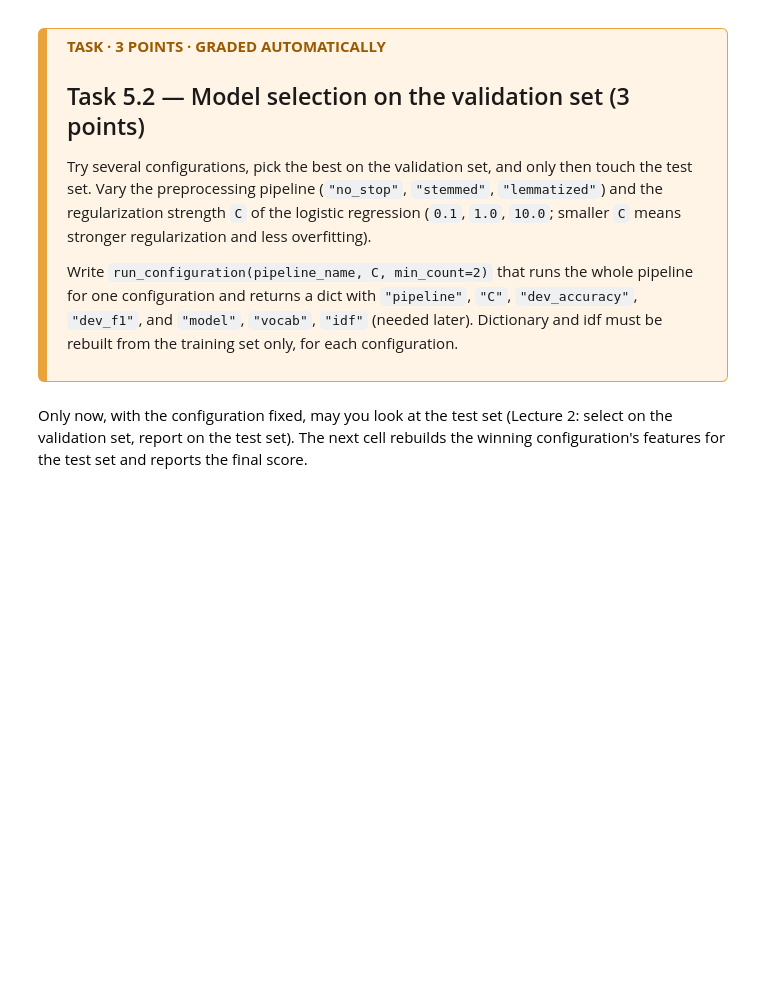
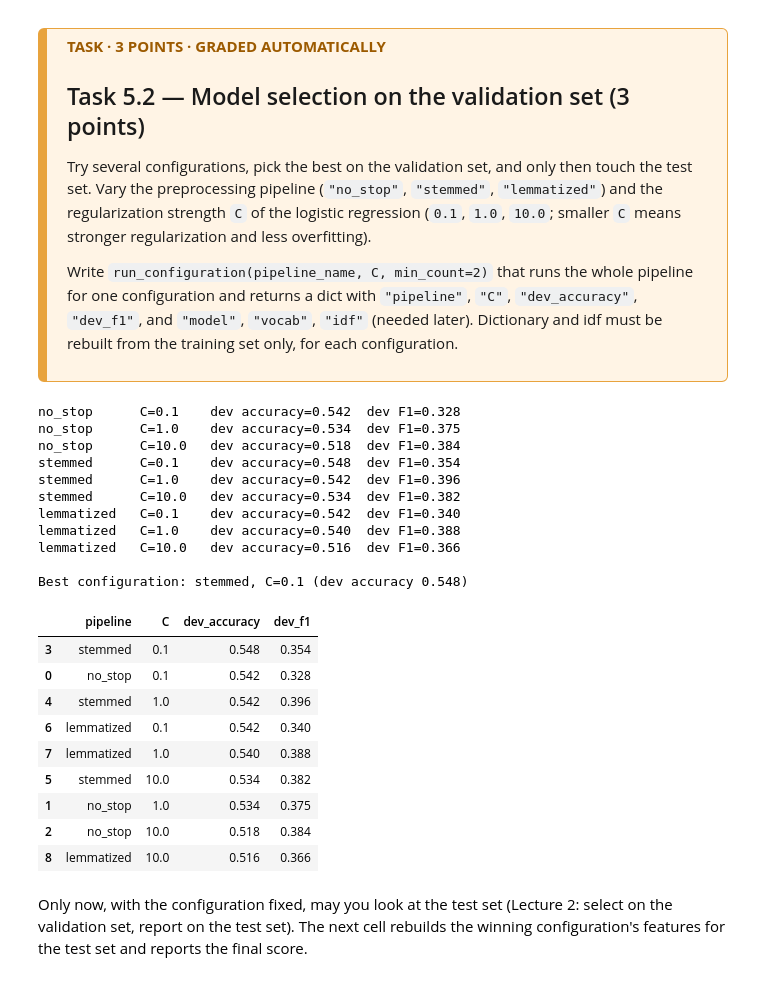
Before and after one commit to j-arzmueller/Natural-Language-Processing_Project, a Jupyter notebook: assignment_01_ws2627/assignment_01/assignment_01.ipynb, the cells around one changed output. Drawn from its saved outputs; the diff is of its cells as text; code cells hidden in the pictures; blank space fills up the shorter version.

```diff
--- a/assignment_01_ws2627/assignment_01/assignment_01.ipynb
+++ b/assignment_01_ws2627/assignment_01/assignment_01.ipynb
@@ -1495,23 +1844,81 @@ Write `run_configuration(pipeline_name, C, min_count=2)` that runs the whole pip
 # %%
 def run_configuration(pipeline_name, C, min_count=2):
     """Train and evaluate one full configuration; return its dev scores and the fitted parts."""
     ### YOUR CODE HERE
-    raise NotImplementedError()
+    settings = {
+        "no_stop":    dict(remove_stops=True, mode="none"),
+        "stemmed":    dict(remove_stops=True, mode="stem"),
+        "lemmatized": dict(remove_stops=True, mode="lemma"),
+    }
+    if pipeline_name not in settings:
+        raise ValueError(f"Unknown pipeline {pipeline_name!r}. Choose one of: {list(settings)}")
+    kw = settings[pipeline_name]
+
+    # Preprocessing
+    train_docs = [preprocess(t, **kw) for t in df_train["text"]]
+    dev_docs = [preprocess(t, **kw) for t in df_dev["text"]]
+
+    # Dictionary and idf: training set only
+    vocab = build_dictionary(train_docs, min_count=min_count)
+    idf_values = idf(train_docs)
+
+    # Matrices (tf-idf)
+    X_train = build_matrix(train_docs, vocab, idf_values)
+    X_dev = build_matrix(dev_docs, vocab, idf_values)
+    y_train = df_train["label"].to_numpy()
+    y_dev = df_dev["label"].to_numpy()
+
+    # Model
+    model = LogisticRegression(C=C, max_iter=1000, random_state=SEED)
+    model.fit(X_train, y_train)
+
+    scores = evaluate(model, X_dev, y_dev)
+    return {
+        "pipeline": pipeline_name,
+        "C": C,
+        "dev_accuracy": scores["accuracy"],
+        "dev_f1": scores["f1"],
+        "model": model,
+        "vocab": vocab,
+        "idf": idf_values,
+    }
 
 
 results = []
 for pipeline_name in ["no_stop", "stemmed", "lemmatized"]:
     for C in [0.1, 1.0, 10.0]:
         result = run_configuration(pipeline_name, C)
         results.append(result)
         print(f"{pipeline_name:<12} C={C:<6} dev accuracy={result['dev_accuracy']:.3f}  "
               f"dev F1={result['dev_f1']:.3f}")
 
 results_df = pd.DataFrame(results)[["pipeline", "C", "dev_accuracy", "dev_f1"]]
 best = max(results, key=lambda r: r["dev_accuracy"])
 print(f"\nBest configuration: {best['pipeline']}, C={best['C']} "
       f"(dev accuracy {best['dev_accuracy']:.3f})")
 results_df.sort_values("dev_accuracy", ascending=False).round(3)
+# %% [output]
+no_stop      C=0.1    dev accuracy=0.542  dev F1=0.328
+no_stop      C=1.0    dev accuracy=0.534  dev F1=0.375
+no_stop      C=10.0   dev accuracy=0.518  dev F1=0.384
+stemmed      C=0.1    dev accuracy=0.548  dev F1=0.354
+stemmed      C=1.0    dev accuracy=0.542  dev F1=0.396
+stemmed      C=10.0   dev accuracy=0.534  dev F1=0.382
+lemmatized   C=0.1    dev accuracy=0.542  dev F1=0.340
+lemmatized   C=1.0    dev accuracy=0.540  dev F1=0.388
+lemmatized   C=10.0   dev accuracy=0.516  dev F1=0.366
+
+Best configuration: stemmed, C=0.1 (dev accuracy 0.548)
+|  | pipeline | C | dev_accuracy | dev_f1 |
+| 3 | stemmed | 0.1 | 0.548 | 0.354 |
+| 0 | no_stop | 0.1 | 0.542 | 0.328 |
+| 4 | stemmed | 1.0 | 0.542 | 0.396 |
+| 6 | lemmatized | 0.1 | 0.542 | 0.340 |
+| 7 | lemmatized | 1.0 | 0.540 | 0.388 |
+| 5 | stemmed | 10.0 | 0.534 | 0.382 |
+| 1 | no_stop | 1.0 | 0.534 | 0.375 |
+| 2 | no_stop | 10.0 | 0.518 | 0.384 |
+| 8 | lemmatized | 10.0 | 0.516 | 0.366 |
 # %% [markdown]
 Only now, with the configuration fixed, may you look at the test set (Lecture 2: select on
 the validation set, report on the test set). The next cell rebuilds the winning
```
Also changed, not shown: parts of 51 cells of this notebook.
